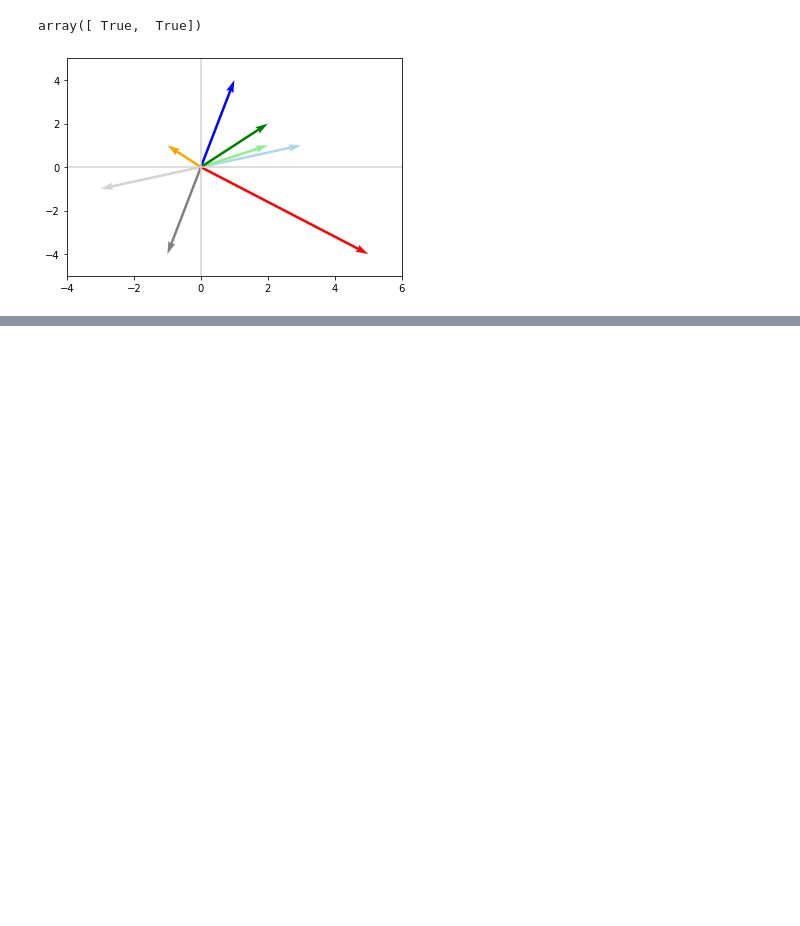
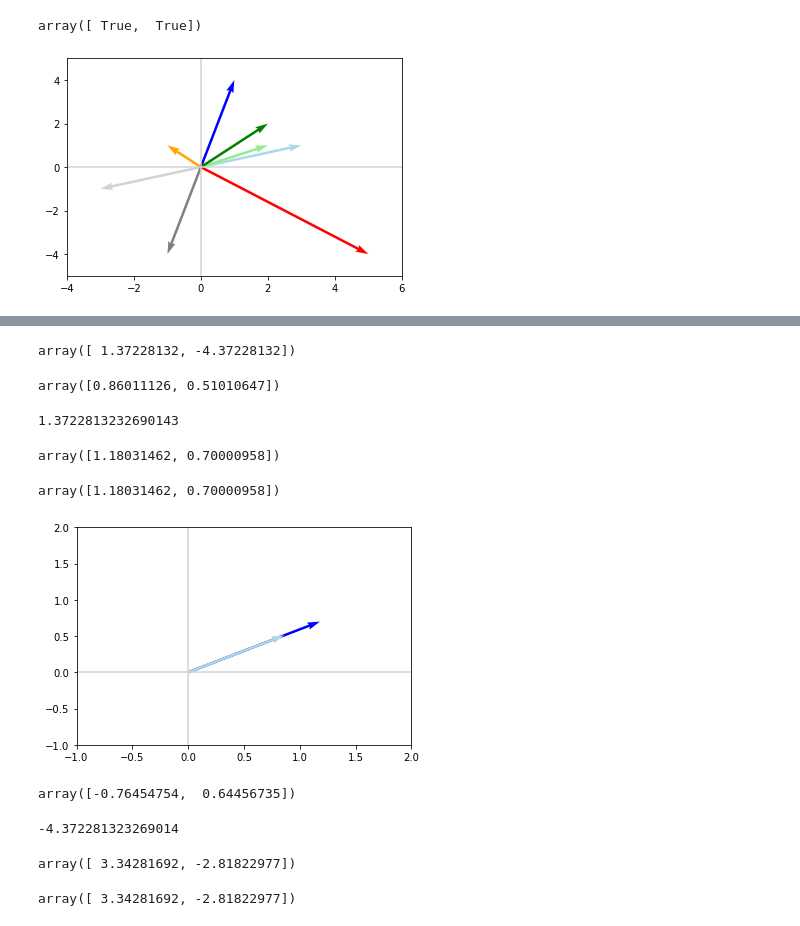
Before and after one commit to medhanies/math-ml-foundations, a Jupyter notebook: notebooks/2-linear-algebra-ii.ipynb, the cells around one changed output, grey strips where cells are left out. Cells and saved outputs as stored; diff of their text form; code cells hidden in the pictures; blank space fills up the shorter version.

```diff
--- a/notebooks/2-linear-algebra-ii.ipynb
+++ b/notebooks/2-linear-algebra-ii.ipynb
@@ -196,0 +204,51 @@ _ = plt.ylim(-5, 5)
+# %%
+lambdas, V = np.linalg.eig(A)
+# %%
+# eigenvalues
+lambdas
+# %% [output]
+array([ 1.37228132, -4.37228132])
+# %%
+v = V[:,0]
+v
+# %% [output]
+array([0.86011126, 0.51010647])
+# %%
+lamduh = lambdas[0]
+lamduh
+# %% [output]
+1.3722813232690143
+# %%
+Av = np.dot(A, v)
+Av
+# %% [output]
+array([1.18031462, 0.70000958])
+# %%
+lamduh * v
+# %% [output]
+array([1.18031462, 0.70000958])
+# %%
+plot_vectors([Av, v], ['blue', 'lightblue'])
+plt.xlim(-1, 2)
+_ = plt.ylim(-1, 2)
+# %% [output]
+[figure, added]
+# %%
+v2 = V[:,1]
+v2
+# %% [output]
+array([-0.76454754,  0.64456735])
+# %%
+lambda2 = lambdas[1]
+lambda2
+# %% [output]
+-4.372281323269014
+# %%
+Av2 = np.dot(A, v2)
+Av2
+# %% [output]
+array([ 3.34281692, -2.81822977])
+# %%
+lambda2 * v2
+# %% [output]
+array([ 3.34281692, -2.81822977])
```
Also changed, not shown: parts of 3 cells of this notebook.
